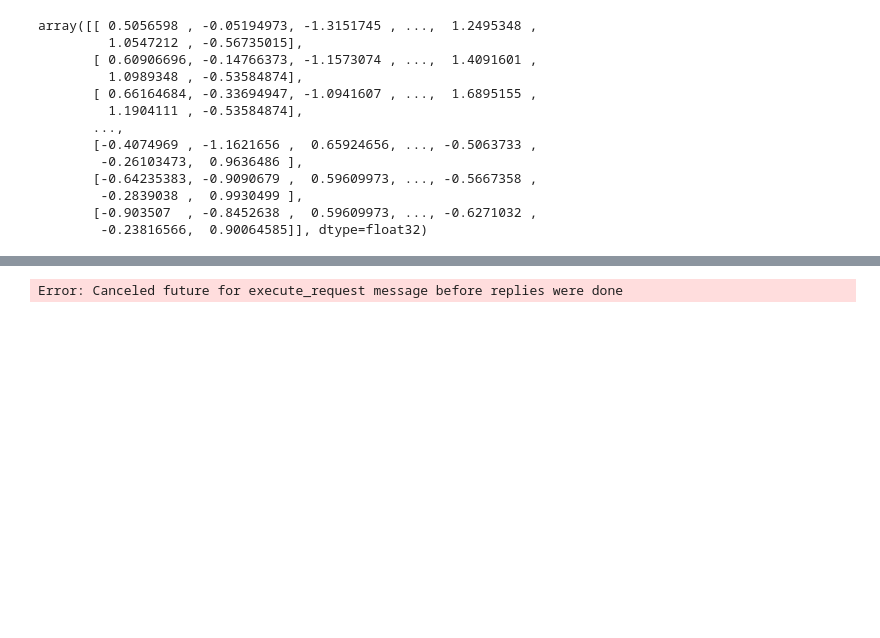
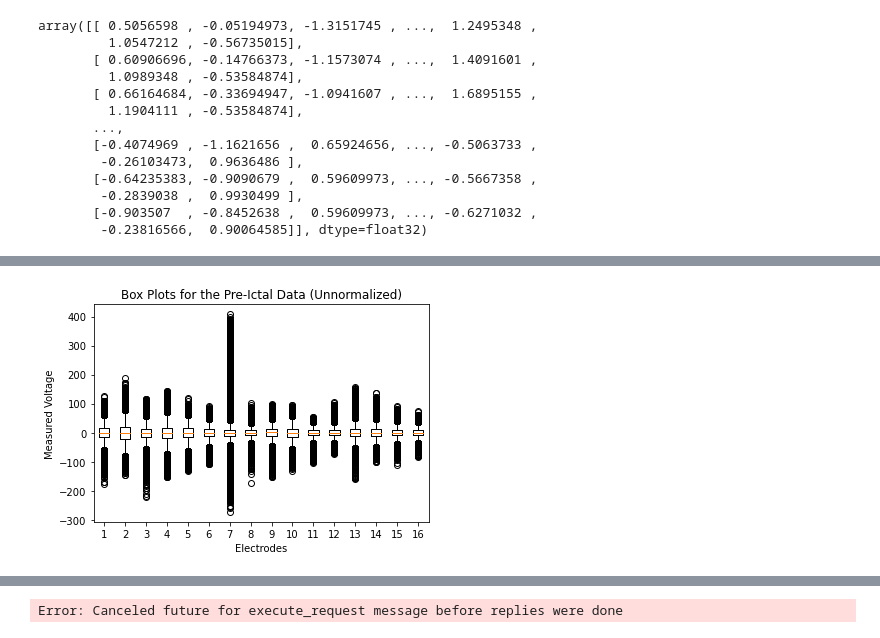
Before and after one commit to HannahSLee14/EE460J_final_project_seizure_prediction, a Jupyter notebook: FeatureExtraction.ipynb, the cells around one changed output, grey strips where cells are left out. Cells and saved outputs as stored; diff of their text form; code cells hidden in the pictures; blank space fills up the shorter version.

```diff
--- a/FeatureExtraction.ipynb
+++ b/FeatureExtraction.ipynb
@@ -226,0 +193,8 @@ array([2.234388 , 2.8354225, 3.21677  , 6.5886946, 2.6191268, 4.321631 ,
+# %%
+plt.boxplot(unfilt_data_pre)
+plt.title("Box Plots for the Pre-Ictal Data (Unnormalized)")
+plt.xlabel("Electrodes")
+plt.ylabel("Measured Voltage")
+plt.show()
+# %% [output]
+[figure, added]
```
Also changed, not shown: parts of 68 cells of this notebook, 25 other files.
